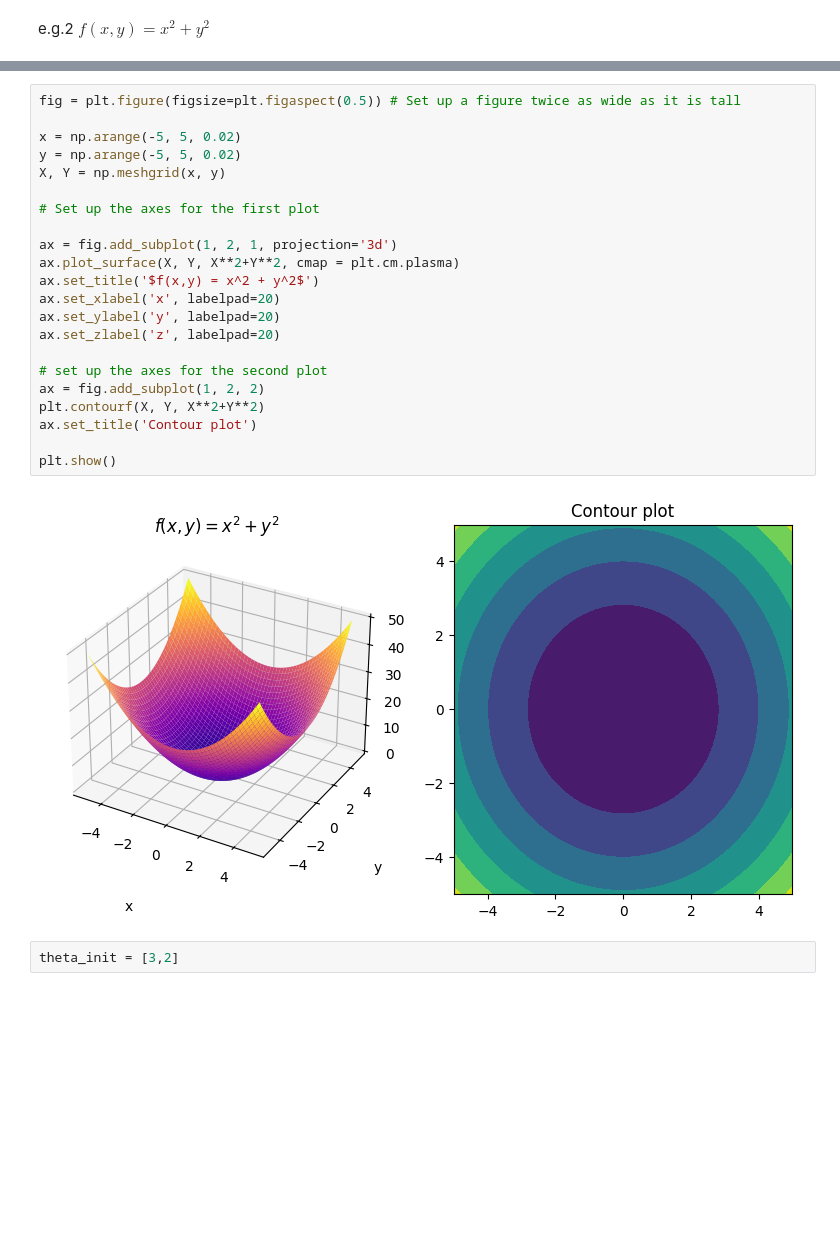
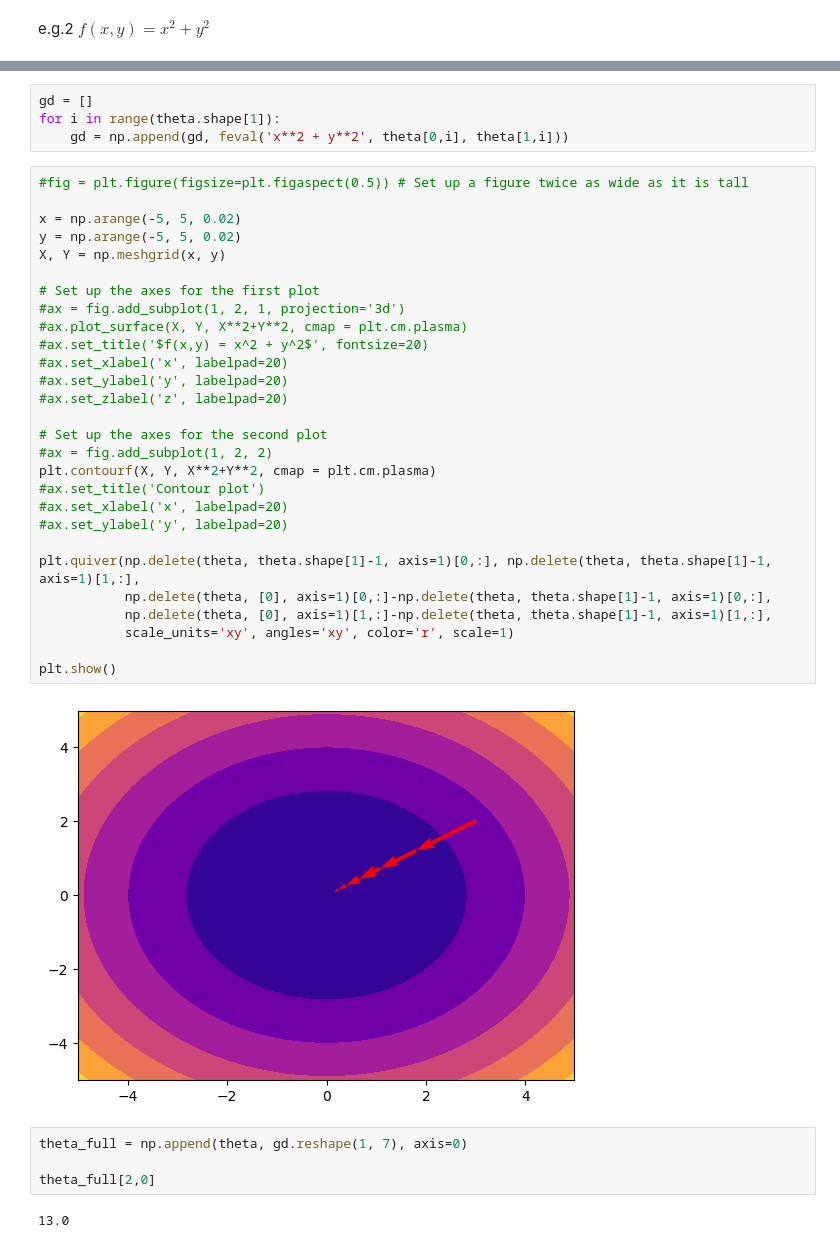
Before and after one commit to pquynhvu/ML, a Jupyter notebook: demo/gradient-descent.ipynb, the cells around one changed output, grey strips where cells are left out. Saved outputs shown, nothing was run; the diff lists cells and outputs as text; blank space fills up the shorter version.

```diff
--- a/demo/gradient-descent.ipynb
+++ b/demo/gradient-descent.ipynb
@@ -32,26 +65,40 @@ e.g.2 $f(x,y) = x^2 + y^2$
+# %%
+gd = []
+for i in range(theta.shape[1]):
+    gd = np.append(gd, feval('x**2 + y**2', theta[0,i], theta[1,i]))
 # %%
-fig = plt.figure(figsize=plt.figaspect(0.5)) # Set up a figure twice as wide as it is tall
+#fig = plt.figure(figsize=plt.figaspect(0.5)) # Set up a figure twice as wide as it is tall
 
 x = np.arange(-5, 5, 0.02)
 y = np.arange(-5, 5, 0.02)
 X, Y = np.meshgrid(x, y)
 
 # Set up the axes for the first plot
+#ax = fig.add_subplot(1, 2, 1, projection='3d')
+#ax.plot_surface(X, Y, X**2+Y**2, cmap = plt.cm.plasma)
+#ax.set_title('$f(x,y) = x^2 + y^2$', fontsize=20)
+#ax.set_xlabel('x', labelpad=20)
+#ax.set_ylabel('y', labelpad=20)
+#ax.set_zlabel('z', labelpad=20)
 
-ax = fig.add_subplot(1, 2, 1, projection='3d')
-ax.plot_surface(X, Y, X**2+Y**2, cmap = plt.cm.plasma)
-ax.set_title('$f(x,y) = x^2 + y^2$')
-ax.set_xlabel('x', labelpad=20)
-ax.set_ylabel('y', labelpad=20)
-ax.set_zlabel('z', labelpad=20)
+# Set up the axes for the second plot
+#ax = fig.add_subplot(1, 2, 2)
+plt.contourf(X, Y, X**2+Y**2, cmap = plt.cm.plasma)
+#ax.set_title('Contour plot')
+#ax.set_xlabel('x', labelpad=20)
+#ax.set_ylabel('y', labelpad=20)
 
-# set up the axes for the second plot
-ax = fig.add_subplot(1, 2, 2)
-plt.contourf(X, Y, X**2+Y**2)
-ax.set_title('Contour plot')
+plt.quiver(np.delete(theta, theta.shape[1]-1, axis=1)[0,:], np.delete(theta, theta.shape[1]-1, axis=1)[1,:],
+           np.delete(theta, [0], axis=1)[0,:]-np.delete(theta, theta.shape[1]-1, axis=1)[0,:],
+           np.delete(theta, [0], axis=1)[1,:]-np.delete(theta, theta.shape[1]-1, axis=1)[1,:],
+           scale_units='xy', angles='xy', color='r', scale=1)
 
 plt.show()
 # %% [output]
-[figure, old version]
+[figure, new version]
-# %%
-theta_init = [3,2]
+# %%
+theta_full = np.append(theta, gd.reshape(1, 7), axis=0)
+
+theta_full[2,0]
+# %% [output]
+13.0
```
Also changed, not shown: parts of 6 cells of this notebook, 1 other file.
